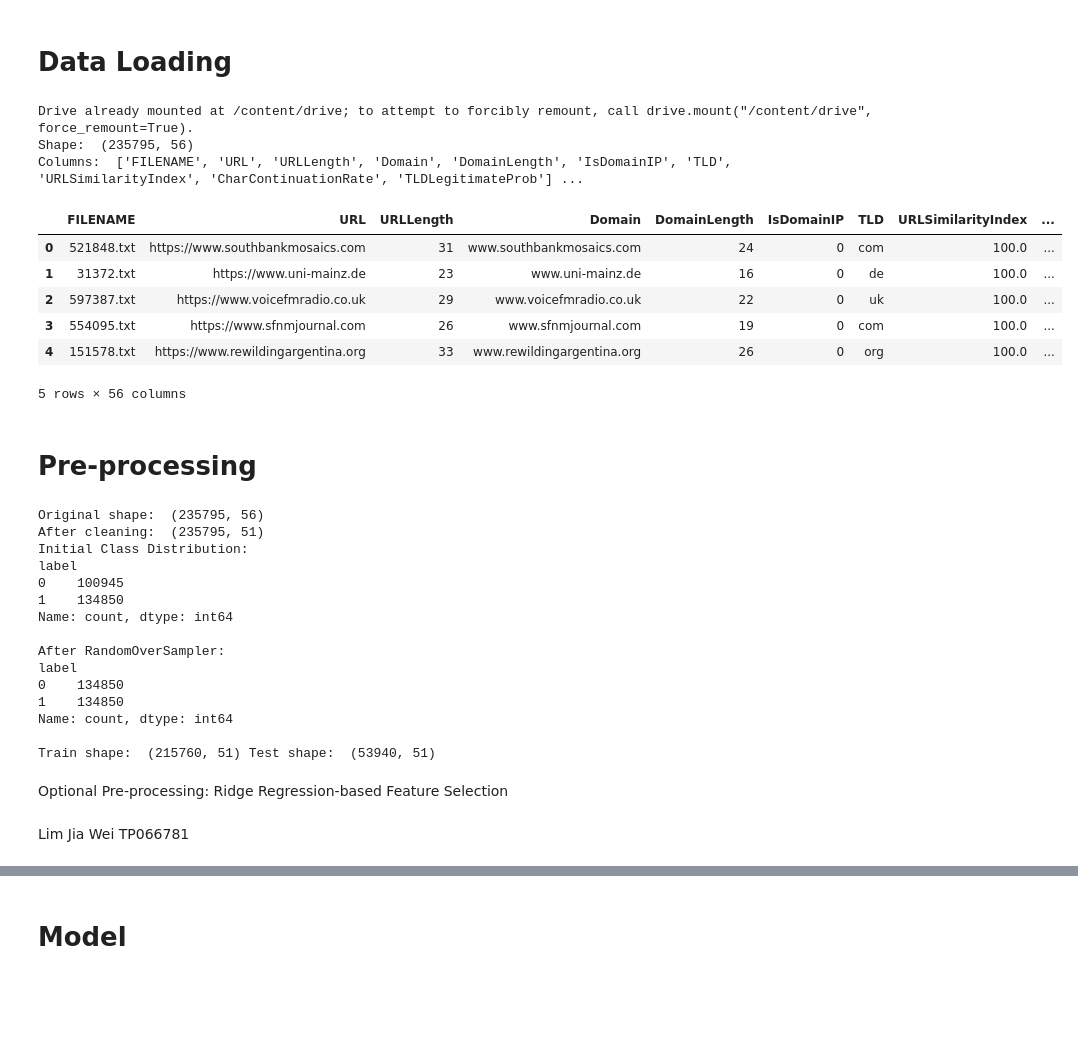
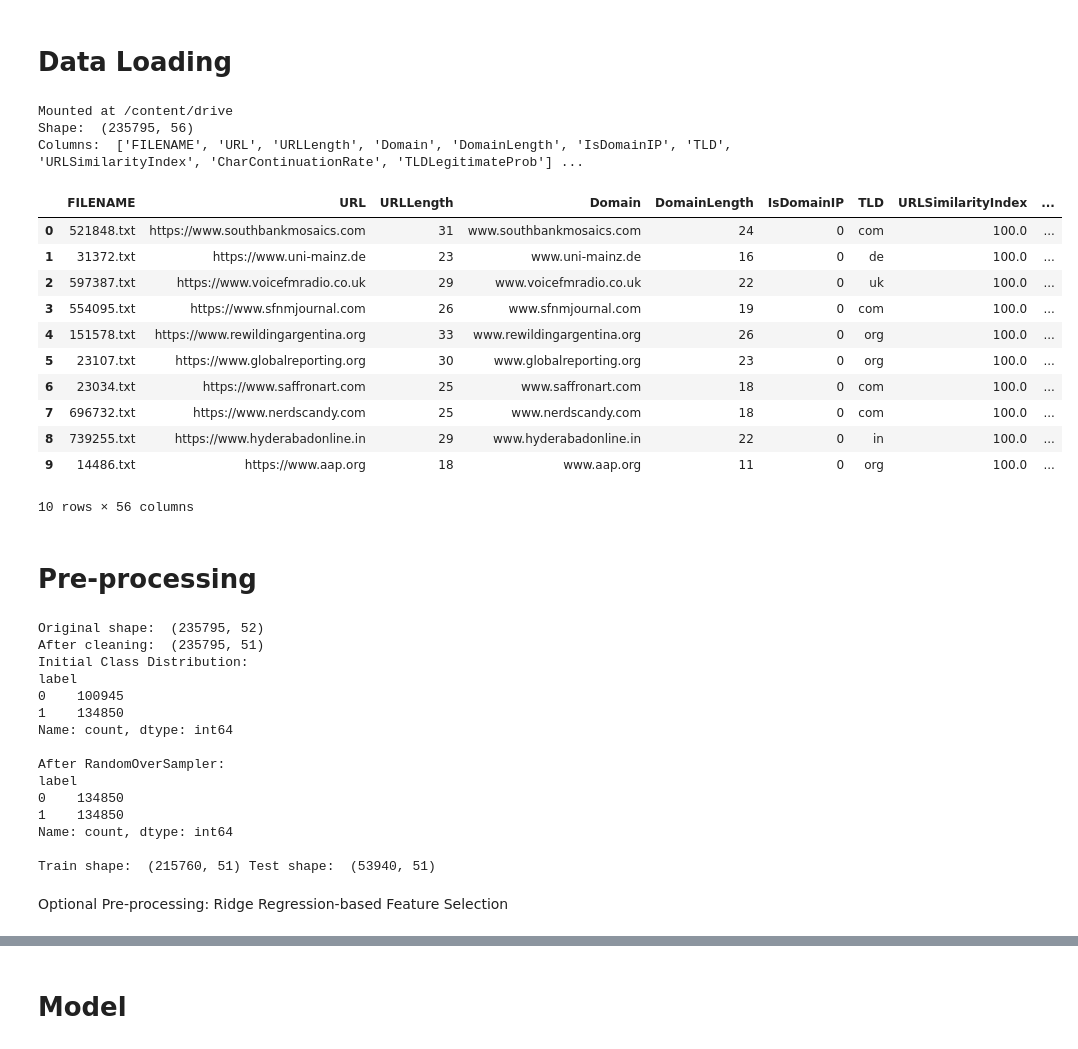
Before and after one commit to Lasvut/DLIGroupAssignmentJ, a Jupyter notebook: GroupJ_DLIAssignment.ipynb, the cells around one changed output, grey strips where cells are left out. Drawn from its saved outputs; the diff is of its cells as text; code cells hidden in the pictures; blank space fills up the shorter version.

```diff
--- a/GroupJ_DLIAssignment.ipynb
+++ b/GroupJ_DLIAssignment.ipynb
@@ -43,27 +29,32 @@ Requirement already satisfied: mdurl~=0.1 in /usr/local/lib/python3.12/dist-pack
 # %%
 #Mount Drive
 
 from google.colab import drive
 drive.mount('/content/drive')
 data_path = ('/content/drive/MyDrive/PhiUSIIL_Phishing_URL_Dataset.csv')
 
 #Import Dataset
 df = pd.read_csv(data_path)
 
 print('Shape: ', df.shape)
 print('Columns: ', list(df.columns)[:10], '...')
-df.head(5)
+df.head(10)
 # %% [output]
-Drive already mounted at /content/drive; to attempt to forcibly remount, call drive.mount("/content/drive", force_remount=True).
+Mounted at /content/drive
 Shape:  (235795, 56)
 Columns:  ['FILENAME', 'URL', 'URLLength', 'Domain', 'DomainLength', 'IsDomainIP', 'TLD', 'URLSimilarityIndex', 'CharContinuationRate', 'TLDLegitimateProb'] ...
 |  | FILENAME | URL | URLLength | Domain | DomainLength | IsDomainIP | TLD | URLSimilarityIndex | ... |
 | 0 | 521848.txt | https://www.southbankmosaics.com | 31 | www.southbankmosaics.com | 24 | 0 | com | 100.0 | ... |
 | 1 | 31372.txt | https://www.uni-mainz.de | 23 | www.uni-mainz.de | 16 | 0 | de | 100.0 | ... |
 | 2 | 597387.txt | https://www.voicefmradio.co.uk | 29 | www.voicefmradio.co.uk | 22 | 0 | uk | 100.0 | ... |
 | 3 | 554095.txt | https://www.sfnmjournal.com | 26 | www.sfnmjournal.com | 19 | 0 | com | 100.0 | ... |
 | 4 | 151578.txt | https://www.rewildingargentina.org | 33 | www.rewildingargentina.org | 26 | 0 | org | 100.0 | ... |
+| 5 | 23107.txt | https://www.globalreporting.org | 30 | www.globalreporting.org | 23 | 0 | org | 100.0 | ... |
+| 6 | 23034.txt | https://www.saffronart.com | 25 | www.saffronart.com | 18 | 0 | com | 100.0 | ... |
+| 7 | 696732.txt | https://www.nerdscandy.com | 25 | www.nerdscandy.com | 18 | 0 | com | 100.0 | ... |
+| 8 | 739255.txt | https://www.hyderabadonline.in | 29 | www.hyderabadonline.in | 22 | 0 | in | 100.0 | ... |
+| 9 | 14486.txt | https://www.aap.org | 18 | www.aap.org | 11 | 0 | org | 100.0 | ... |
-5 rows × 56 columns
+10 rows × 56 columns
 # %% [markdown]
 # Pre-processing
 # %%
@@ -144,13 +135,13 @@ print(y_bal.value_counts(dropna=False).sort_index())
 
 #============================Train-test split (80/20)====================================
 
-X_train_raw, X_test_raw, y_train, y_test = train_test_split(
+X_train, X_test, y_train, y_test = train_test_split(
     X_bal, y_bal, test_size=0.2, random_state=SEED, stratify=y_bal
 )
 
-print('\nTrain shape: ', X_train_raw.shape, 'Test shape: ', X_test_raw.shape)
+print('\nTrain shape: ', X_train.shape, 'Test shape: ', X_test.shape)
 # %% [output]
-Original shape:  (235795, 56)
+Original shape:  (235795, 52)
 After cleaning:  (235795, 51)
 Initial Class Distribution:
 label
@@ -201,5 +192,3 @@ def ridge_feature_selection(X_train, X_test, y_train, feature_col):
   print('Top features: ', list(selected_features))
 
   return X_train_fs, X_test_fs, selected_features, scaler, selector #Added scaler and selector to return for easier model saving
-# %% [markdown]
-Lim Jia Wei TP066781
```
Also changed, not shown: parts of 5 cells of this notebook.
